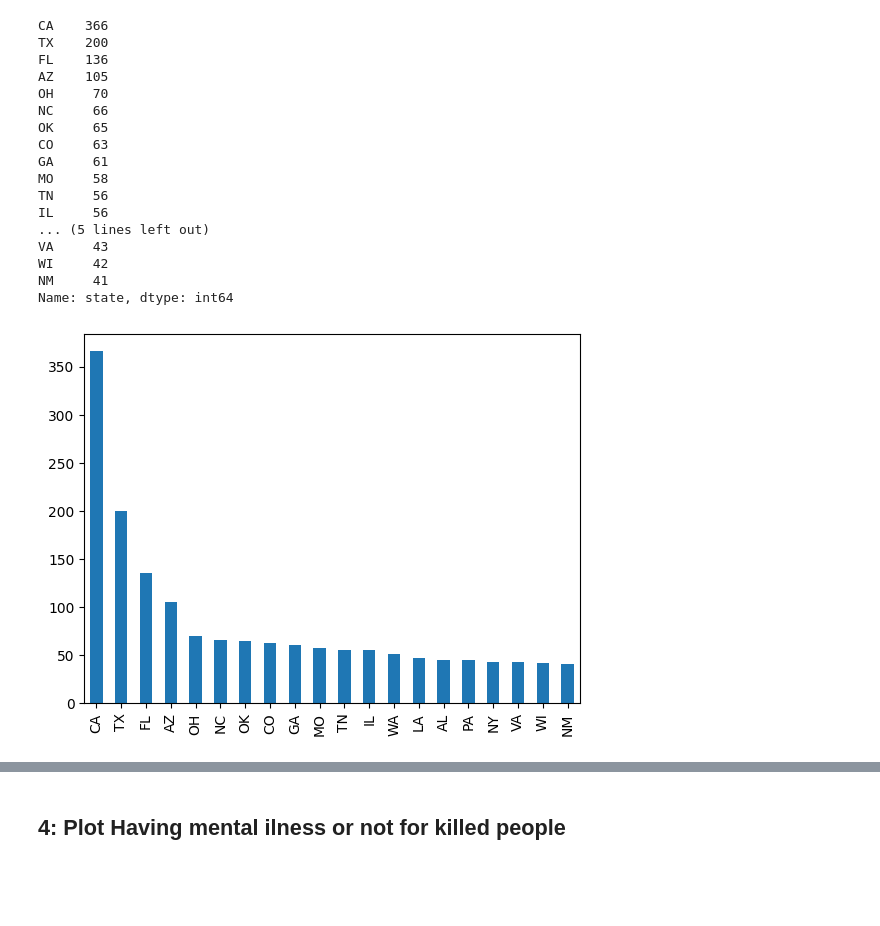
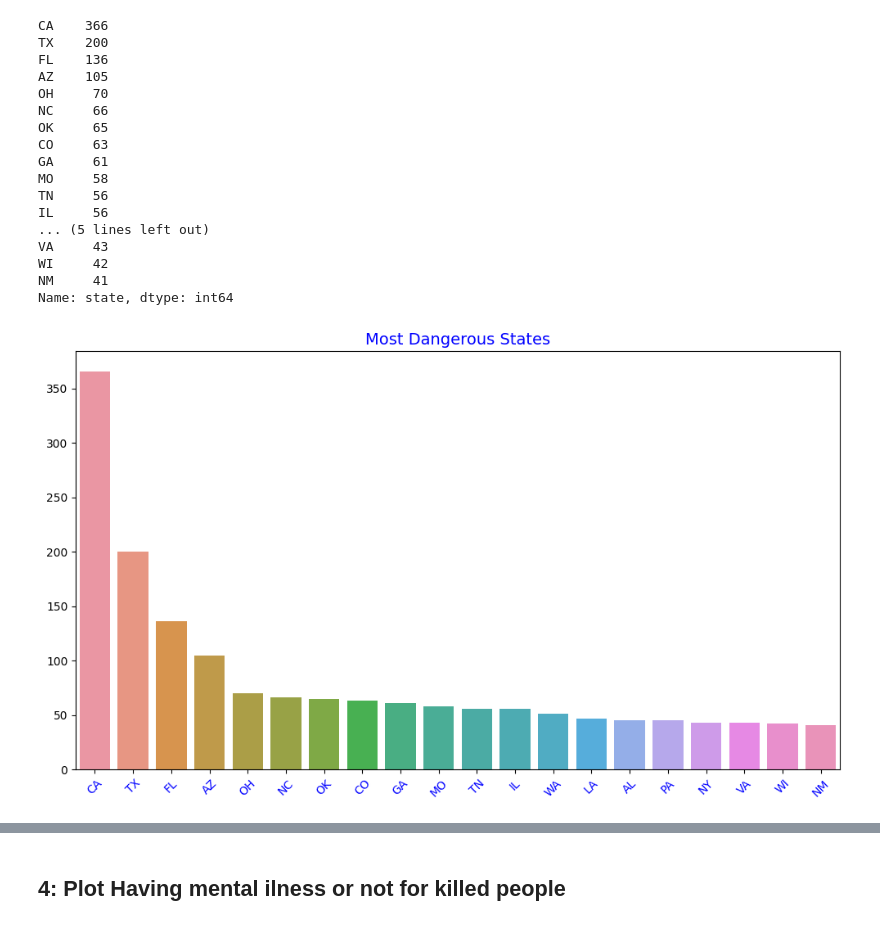
Before and after one commit to SefaYusuf/Data-Visualization, a Jupyter notebook: Proje Odevleri/Assignment-2 With Seaborn cozum.ipynb, the cells around one changed output, grey strips where cells are left out. Cells and saved outputs as stored; diff of their text form; code cells hidden in the pictures; blank space fills up the shorter version.

```diff
--- a/Proje Odevleri/Assignment-2 With Seaborn cozum.ipynb
+++ b/Proje Odevleri/Assignment-2 With Seaborn cozum.ipynb
@@ -134,8 +124,8 @@ sns.countplot(x="city", data = policeData);
 # %% [markdown]
 ## 3: Plot 20 most dangerous states
 # %%
-Data_state = policeData["state"].value_counts()[:20]
-Data_state
+state = policeData.state.value_counts().head(20)
+state
 # %% [output]
 CA    366
 TX    200
@@ -154,7 +144,3 @@ VA     43
 WI     42
 NM     41
 Name: state, dtype: int64
-# %%
-policeData["state"].value_counts()[:20].plot(kind = 'bar');
-# %% [output]
-[figure, removed]
@@ -162,0 +147,14 @@ policeData["state"].value_counts()[:20].plot(kind = 'bar');
+# %%
+x_index = policeData.state.value_counts().head(20).index
+# %%
+y_value = policeData.state.value_counts().head(20).values
+# %%
+fig, ax = plt.subplots(figsize= (10, 6))
+
+sns.barplot(x = x_index, y = y_value)
+ax.set_xticklabels(state.index, rotation = 45, color = "b")
+
+ax.set_title("Most Dangerous States", fontsize = 14, color = "b")
+plt.tight_layout()
+# %% [output]
+[figure, added]
```
Also changed, not shown: parts of 21 cells of this notebook.
